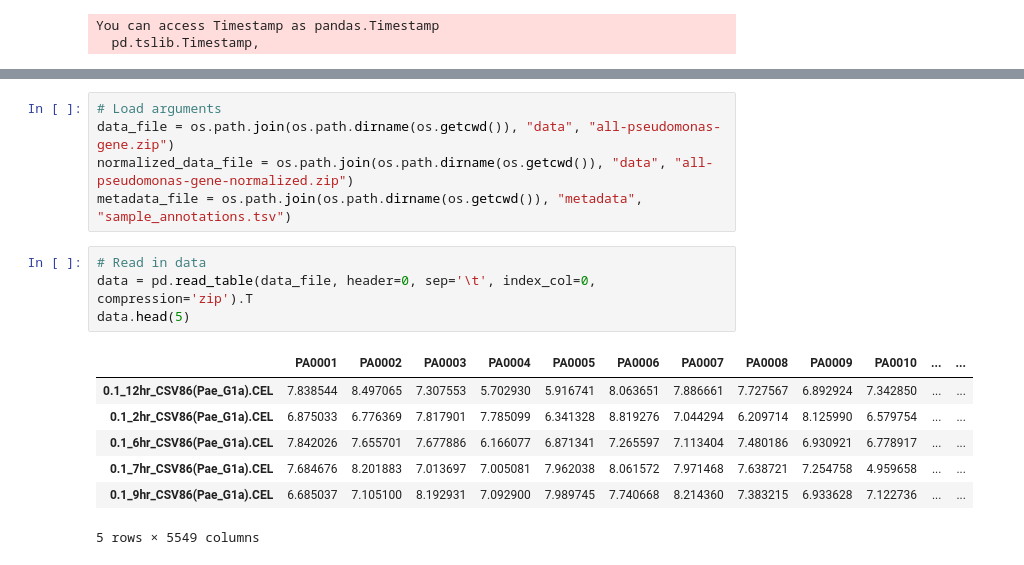
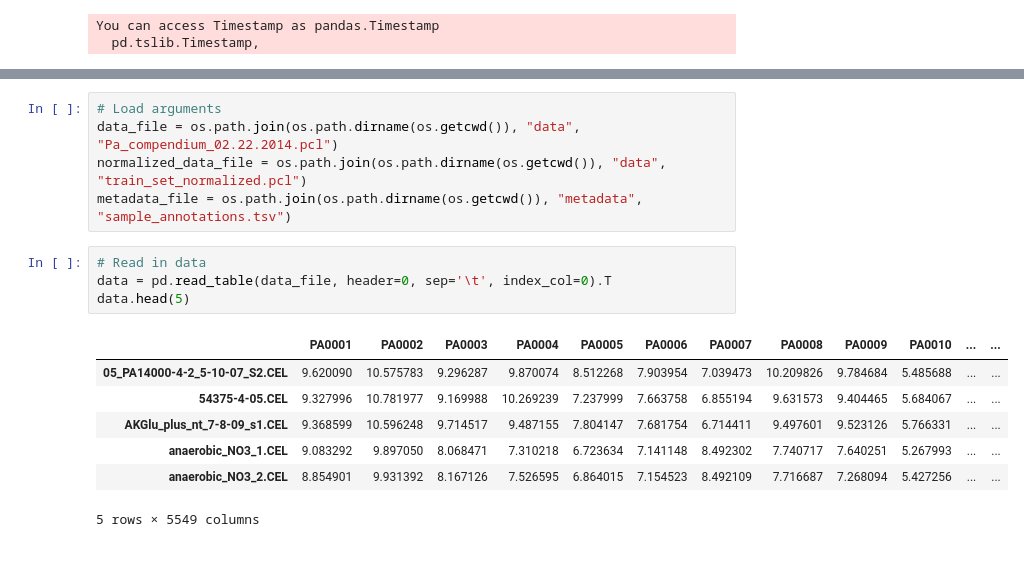
Before and after one commit to greenelab/Pseudomonas_latent_spaces, a Jupyter notebook: scripts/0_process_data.ipynb, the cells around one changed output, grey strips where cells are left out. Saved outputs shown, nothing was run; the diff lists cells and outputs as text.

```diff
--- a/scripts/0_process_data.ipynb
+++ b/scripts/0_process_data.ipynb
@@ -25,17 +36,17 @@ You can access Timestamp as pandas.Timestamp
 # %%
 # Load arguments
-data_file = os.path.join(os.path.dirname(os.getcwd()), "data", "all-pseudomonas-gene.zip")
-normalized_data_file = os.path.join(os.path.dirname(os.getcwd()), "data", "all-pseudomonas-gene-normalized.zip")
+data_file = os.path.join(os.path.dirname(os.getcwd()), "data", "Pa_compendium_02.22.2014.pcl")
+normalized_data_file = os.path.join(os.path.dirname(os.getcwd()), "data", "train_set_normalized.pcl")
 metadata_file = os.path.join(os.path.dirname(os.getcwd()), "metadata", "sample_annotations.tsv")
 # %%
 # Read in data
-data = pd.read_table(data_file, header=0, sep='\t', index_col=0, compression='zip').T
+data = pd.read_table(data_file, header=0, sep='\t', index_col=0).T
 data.head(5)
 # %% [output]
 |  | PA0001 | PA0002 | PA0003 | PA0004 | PA0005 | PA0006 | PA0007 | PA0008 | PA0009 | PA0010 | ... | ... |
-| 0.1_12hr_CSV86(Pae_G1a).CEL | 7.838544 | 8.497065 | 7.307553 | 5.702930 | 5.916741 | 8.063651 | 7.886661 | 7.727567 | 6.892924 | 7.342850 | ... | ... |
-| 0.1_2hr_CSV86(Pae_G1a).CEL | 6.875033 | 6.776369 | 7.817901 | 7.785099 | 6.341328 | 8.819276 | 7.044294 | 6.209714 | 8.125990 | 6.579754 | ... | ... |
-| 0.1_6hr_CSV86(Pae_G1a).CEL | 7.842026 | 7.655701 | 7.677886 | 6.166077 | 6.871341 | 7.265597 | 7.113404 | 7.480186 | 6.930921 | 6.778917 | ... | ... |
-| 0.1_7hr_CSV86(Pae_G1a).CEL | 7.684676 | 8.201883 | 7.013697 | 7.005081 | 7.962038 | 8.061572 | 7.971468 | 7.638721 | 7.254758 | 4.959658 | ... | ... |
-| 0.1_9hr_CSV86(Pae_G1a).CEL | 6.685037 | 7.105100 | 8.192931 | 7.092900 | 7.989745 | 7.740668 | 8.214360 | 7.383215 | 6.933628 | 7.122736 | ... | ... |
+| 05_PA14000-4-2_5-10-07_S2.CEL | 9.620090 | 10.575783 | 9.296287 | 9.870074 | 8.512268 | 7.903954 | 7.039473 | 10.209826 | 9.784684 | 5.485688 | ... | ... |
+| 54375-4-05.CEL | 9.327996 | 10.781977 | 9.169988 | 10.269239 | 7.237999 | 7.663758 | 6.855194 | 9.631573 | 9.404465 | 5.684067 | ... | ... |
+| AKGlu_plus_nt_7-8-09_s1.CEL | 9.368599 | 10.596248 | 9.714517 | 9.487155 | 7.804147 | 7.681754 | 6.714411 | 9.497601 | 9.523126 | 5.766331 | ... | ... |
+| anaerobic_NO3_1.CEL | 9.083292 | 9.897050 | 8.068471 | 7.310218 | 6.723634 | 7.141148 | 8.492302 | 7.740717 | 7.640251 | 5.267993 | ... | ... |
+| anaerobic_NO3_2.CEL | 8.854901 | 9.931392 | 8.167126 | 7.526595 | 6.864015 | 7.154523 | 8.492109 | 7.716687 | 7.268094 | 5.427256 | ... | ... |
 5 rows × 5549 columns
```
Also changed, not shown: parts of 19 cells of this notebook, 1 other file.
